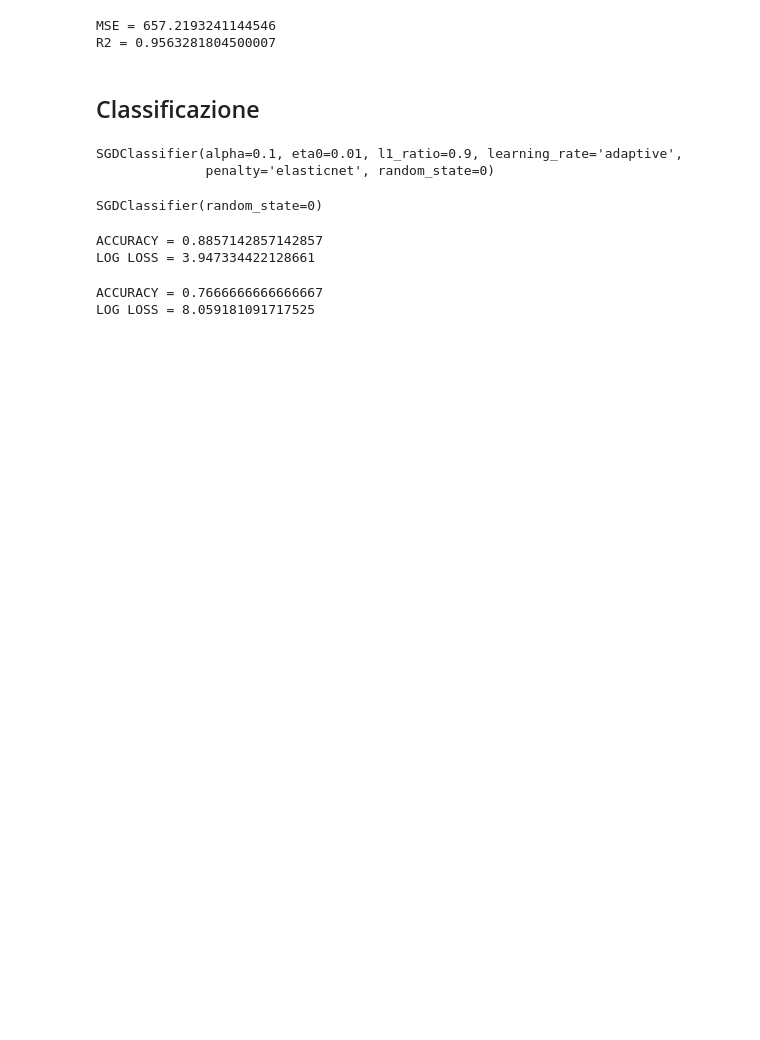
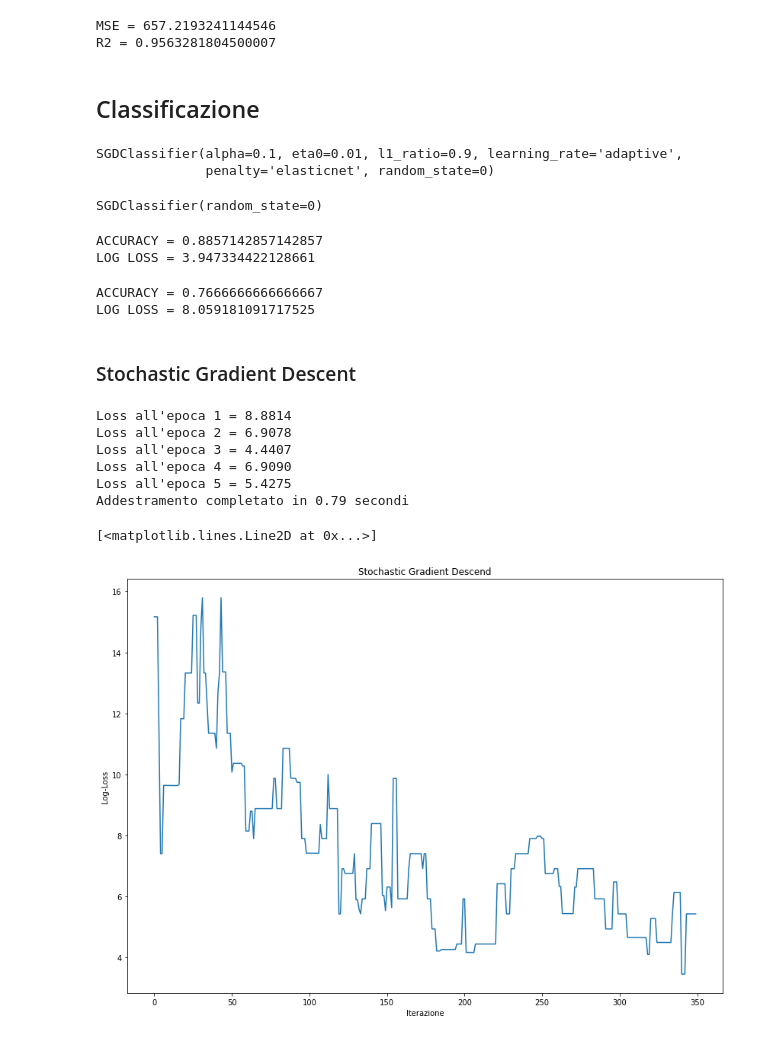
Before and after one commit to ProfAI/machine-learning-modelli-e-algoritmi, a Jupyter notebook: 1 - L'algoritmo Gradient Descent/gradient_descent.ipynb, the cells around one changed output. Drawn from its saved outputs; the diff is of its cells as text; code cells hidden in the pictures; blank space fills up the shorter version.

```diff
--- a/1 - L'algoritmo Gradient Descent/gradient_descent.ipynb
+++ b/1 - L'algoritmo Gradient Descent/gradient_descent.ipynb
@@ -97,3 +101,51 @@ evaluate(model, (X_test, y_test))
 # %% [output]
 ACCURACY = 0.7666666666666667
 LOG LOSS = 8.059181091717525
+# %% [markdown]
+### Stochastic Gradient Descent
+# %%
+X, y = make_classification(n_samples=100, n_features=30, n_informative=30, n_redundant=0, n_repeated=0, n_classes=2, random_state=RANDOM_SEED)
+X_train, X_test, y_train, y_test = train_test_split(X, y, test_size=.3, random_state=RANDOM_SEED)
+# %%
+epochs = 5
+
+n_batches=X_train.shape[0]
+batch_size = X_train.shape[0]/n_batches
+
+classes = np.unique(y_train)
+
+sgd = SGDClassifier(loss="log")
+sgd_losses = []
+
+tick = time()
+
+for epoch in range(epochs):
+        X_shuffled, y_shuffled = shuffle(X_train, y_train)
+        for batch in range(n_batches):
+            batch_start = int(batch*batch_size)
+            batch_end = int((batch+1)*batch_size)
+            X_batch = X_shuffled[batch_start:batch_end,:]
+            y_batch = y_shuffled[batch_start:batch_end]
+
+            sgd.partial_fit(X_batch, y_batch, classes=classes)
+            loss = log_loss(y_train, sgd.predict_proba(X_train),labels=classes)
+            sgd_losses.append(loss)
+        print("Loss all'epoca %d = %.4f" % (epoch+1, loss))
+
+print(f"Addestramento completato in {time()-tick:.2f} secondi")
+# %% [output]
+Loss all'epoca 1 = 8.8814
+Loss all'epoca 2 = 6.9078
+Loss all'epoca 3 = 4.4407
+Loss all'epoca 4 = 6.9090
+Loss all'epoca 5 = 5.4275
+Addestramento completato in 0.79 secondi
+# %%
+plt.figure(figsize=(14,10))
+plt.title("Stochastic Gradient Descend")
+plt.xlabel("Iterazione")
+plt.ylabel("Log-Loss")
+plt.plot(sgd_losses)
+# %% [output]
+[<matplotlib.lines.Line2D at 0x...>]
+[figure, added]
```
Also changed, not shown: parts of 3 cells of this notebook.
